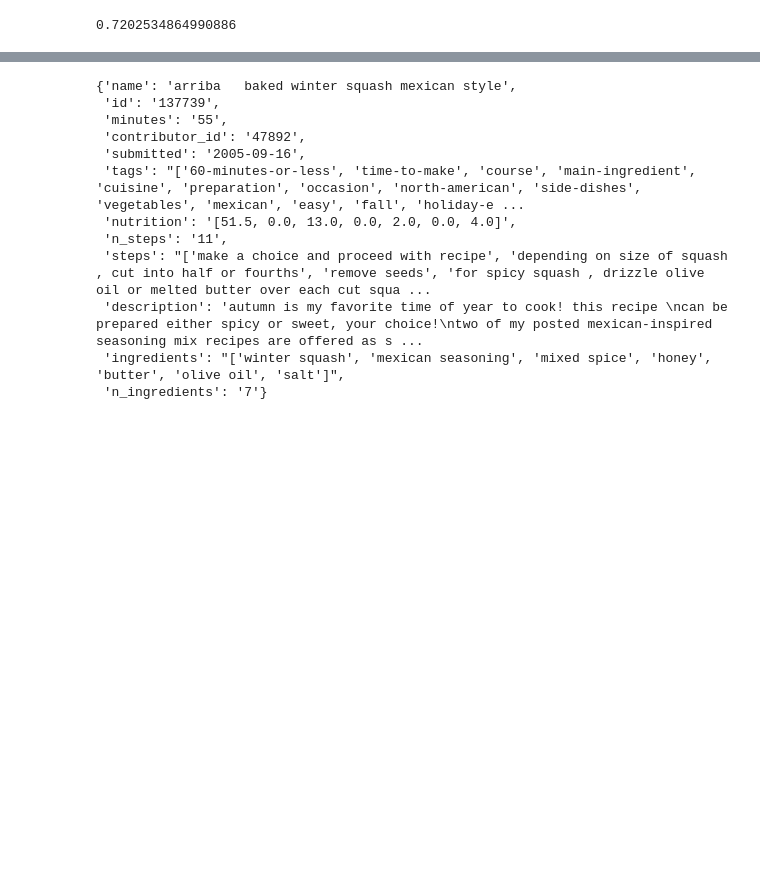
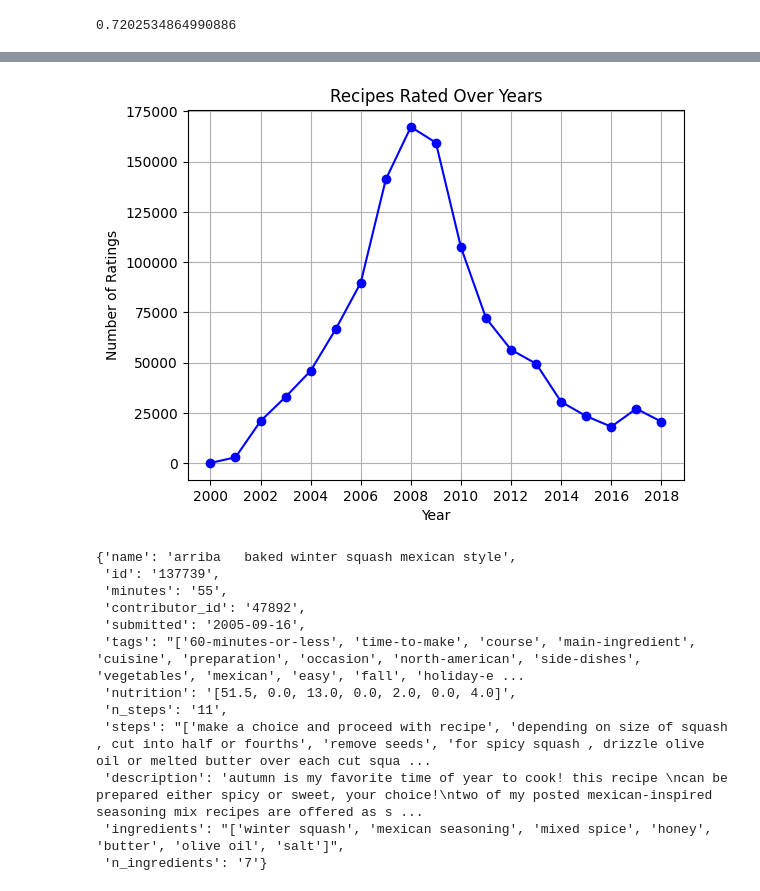
Before and after one commit to adarsh249/CSE158-Assignment2, a Jupyter notebook: assignment2.ipynb, the cells around one changed output, grey strips where cells are left out. Cells and saved outputs as stored; diff of their text form; code cells hidden in the pictures; blank space fills up the shorter version.

```diff
--- a/assignment2.ipynb
+++ b/assignment2.ipynb
@@ -362,3 +415,27 @@ averageNumStepsPerRecipe
+# %%
+recipesPerYear = defaultdict(list)
+numRecipesPerYear = defaultdict(int)
+for d in dataset:
+    dateString = d['date']
+    recipeString = d['recipe_id']
+    temp = datetime.strptime(dateString, '%Y-%m-%d')
+    year = temp.year
+    recipesPerYear[year].append(recipeString)
+    numRecipesPerYear[year] += 1
+numRecipesPerYear = dict(sorted(numRecipesPerYear.items()))
+numRecipesPerYear
+
+years = list(numRecipesPerYear.keys())
+values = list(numRecipesPerYear.values())
+plt.plot(years, values, marker='o', linestyle='-', color='b')
+plt.title('Recipes Rated Over Years')
+plt.xlabel('Year')
+plt.ylabel('Number of Ratings')
+plt.grid(True)
+plt.xticks([int(year) for year in years][::2])
+plt.show()
+# %% [output]
+[figure, added]
 # %%
 recipeDataset[0]
 # %% [output]
```
Also changed, not shown: parts of 3 cells of this notebook.
